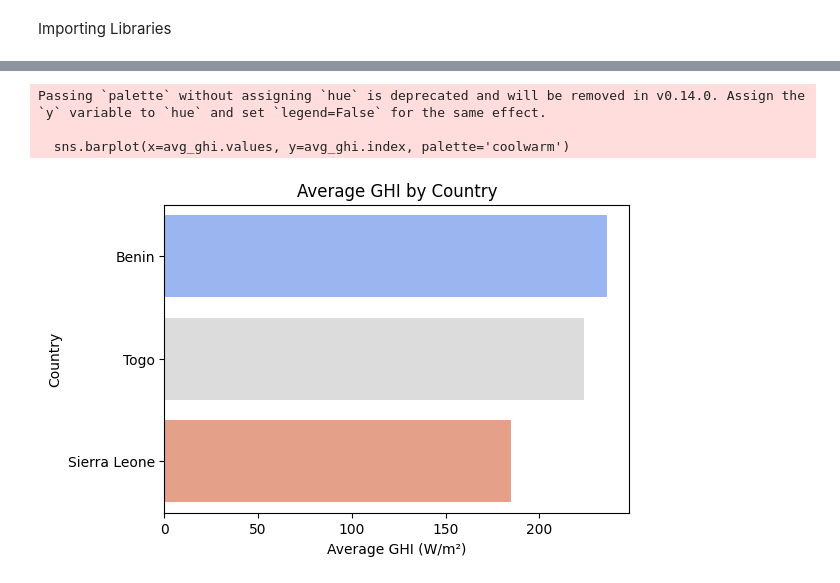
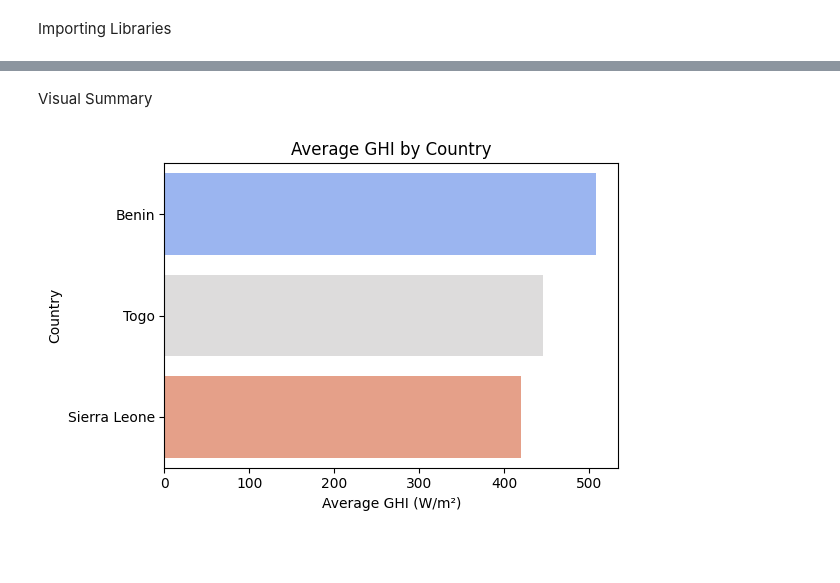
Before and after one commit to Elbethel-dan/solar-challenge-week0, a Jupyter notebook: notebooks/compare_countries.ipynb, the cells around one changed output, grey strips where cells are left out. Cells and saved outputs as stored; diff of their text form; code cells hidden in the pictures; blank space fills up the shorter version.

```diff
--- a/notebooks/compare_countries.ipynb
+++ b/notebooks/compare_countries.ipynb
@@ -11,7 +16,7 @@ from scipy.stats import kruskal
 # %%
-benin = pd.read_csv('/Users/elbethelzewdie/Documents/solar-challenge-week0/solar-challenge-week0/data/benin_clean.csv')
-sierra = pd.read_csv('/Users/elbethelzewdie/Documents/solar-challenge-week0/solar-challenge-week0/data/sierra-leone_clean.csv')
-togo = pd.read_csv('/Users/elbethelzewdie/Documents/solar-challenge-week0/solar-challenge-week0/data/togo_clean.csv')
+benin = pd.read_csv('/Users/elbethelzewdie/Documents/solar-challenge-week0/solar-challenge-week0/data/benin_data_cleaned.csv')
+sierra = pd.read_csv('/Users/elbethelzewdie/Documents/solar-challenge-week0/solar-challenge-week0/data/sierra-leone_data_cleaned.csv')
+togo = pd.read_csv('/Users/elbethelzewdie/Documents/solar-challenge-week0/solar-challenge-week0/data/togo_data_cleaned.csv')
 
 # Add country column for identification
 benin['Country'] = 'Benin'
@@ -95,14 +95,20 @@ Kruskal–Wallis statistic: 6548.534, p-value: 0.00000
+# %% [markdown]
+Visual Summary
 # %%
 avg_ghi = df_all.groupby('Country')['GHI'].mean().sort_values(ascending=False)
 
-plt.figure(figsize=(6,4))
-sns.barplot(x=avg_ghi.values, y=avg_ghi.index, palette='coolwarm')
+# Create a DataFrame for plotting
+avg_ghi_df = avg_ghi.reset_index()
+
+plt.figure(figsize=(6, 4))
+
+sns.barplot(x='GHI', y='Country', hue='Country', data=avg_ghi_df, palette='coolwarm', legend=False)
+
 plt.title('Average GHI by Country')
 plt.xlabel('Average GHI (W/m²)')
 plt.ylabel('Country')
+
+plt.tight_layout()
 plt.show()
 # %% [output]
-Passing `palette` without assigning `hue` is deprecated and will be removed in v0.14.0. Assign the `y` variable to `hue` and set `legend=False` for the same effect.
-
-  sns.barplot(x=avg_ghi.values, y=avg_ghi.index, palette='coolwarm')
-[figure, old version]
+[figure, new version]
```
Also changed, not shown: parts of 14 cells of this notebook.
